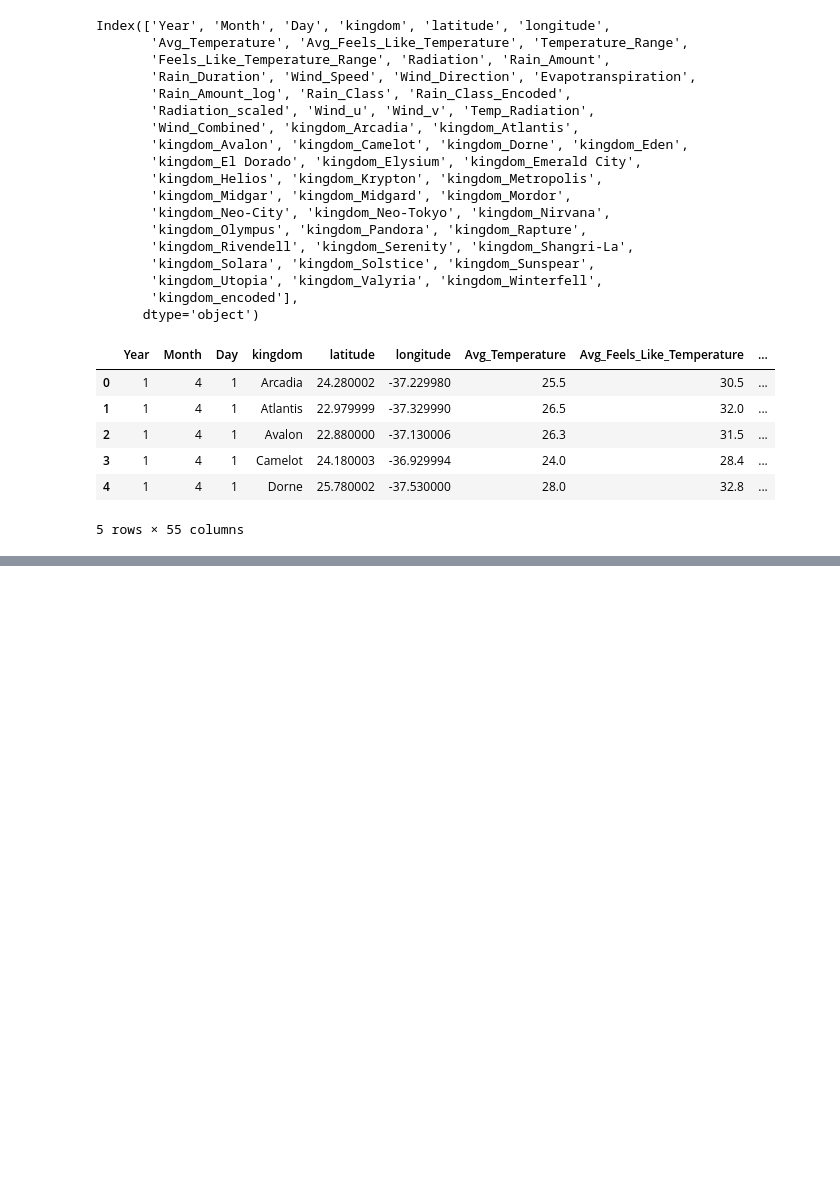
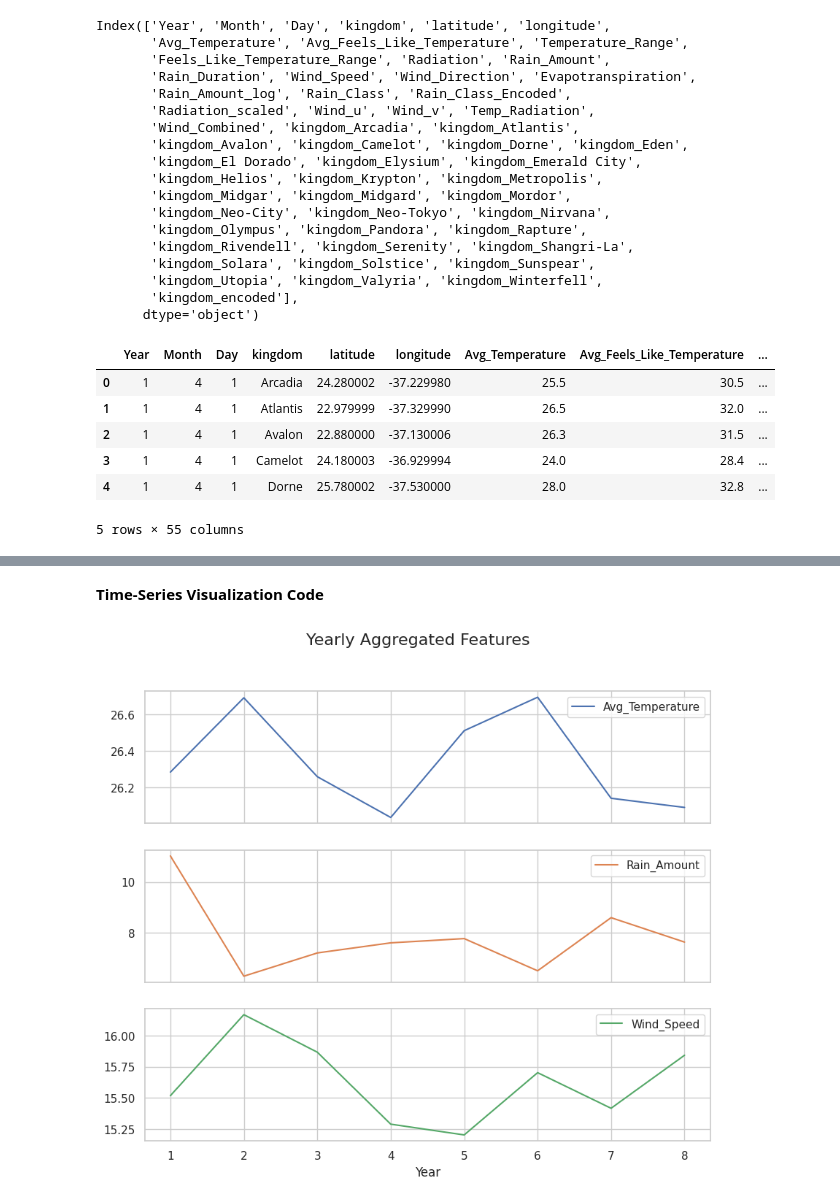
Before and after one commit to thisaraniNJ/Data_Crunch_001, a Jupyter notebook: data-crunch-arima-and-lstm.ipynb, the cells around one changed output, grey strips where cells are left out. Drawn from its saved outputs; the diff is of its cells as text; code cells hidden in the pictures; blank space fills up the shorter version.

Commit message:
Kaggle Notebook | data_crunch_Arima_and_LSTM | Version 5

```diff
--- a/data-crunch-arima-and-lstm.ipynb
+++ b/data-crunch-arima-and-lstm.ipynb
@@ -346,0 +382,2 @@ data.head()
+# %% [markdown]
+**Time-Series Visualization Code**
@@ -346,0 +387,14 @@ data.head()
+# %%
+# Ensure 'Year' is an integer
+data['Year'] = data['Year'].astype(int)
+
+# Group by 'Year' and calculate the mean for the selected columns
+plot_cols = ['Avg_Temperature', 'Rain_Amount', 'Wind_Speed']
+plot_features = data.groupby('Year')[plot_cols].mean()
+
+# Plot the data
+plot_features.plot(subplots=True, figsize=(10, 8))
+plt.suptitle("Yearly Aggregated Features", fontsize=16)
+plt.show()
+# %% [output]
+[figure, added]
```
Also changed, not shown: parts of 21 cells of this notebook.
